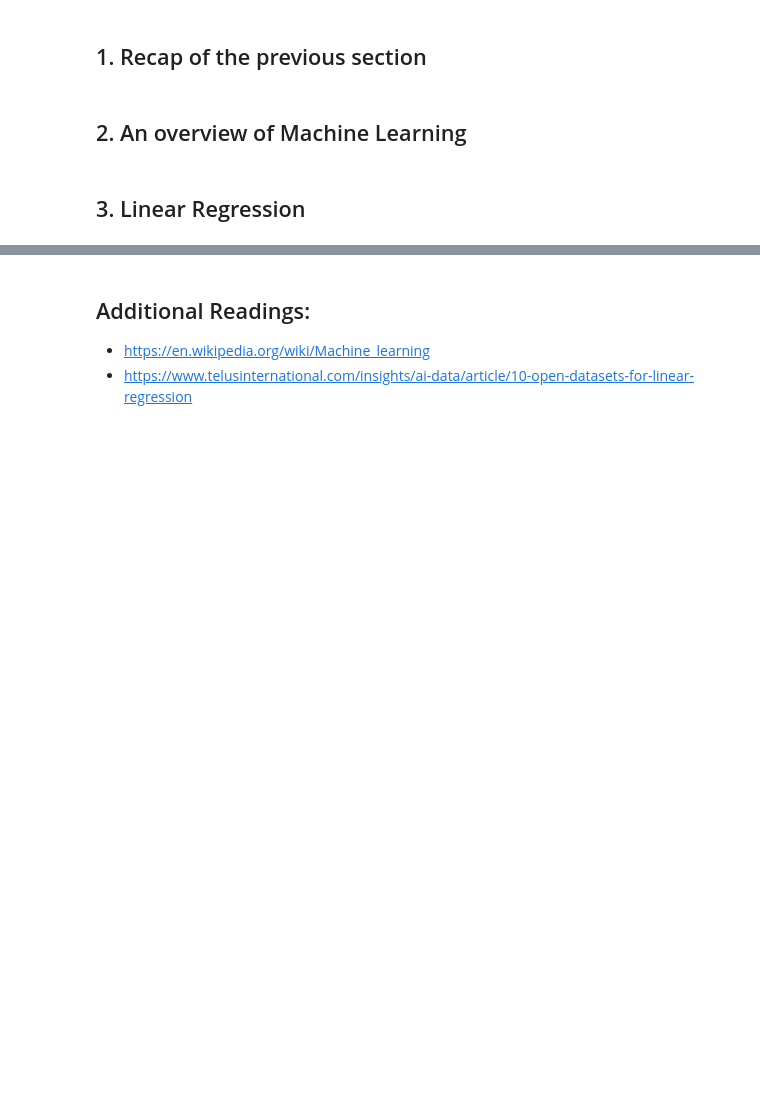
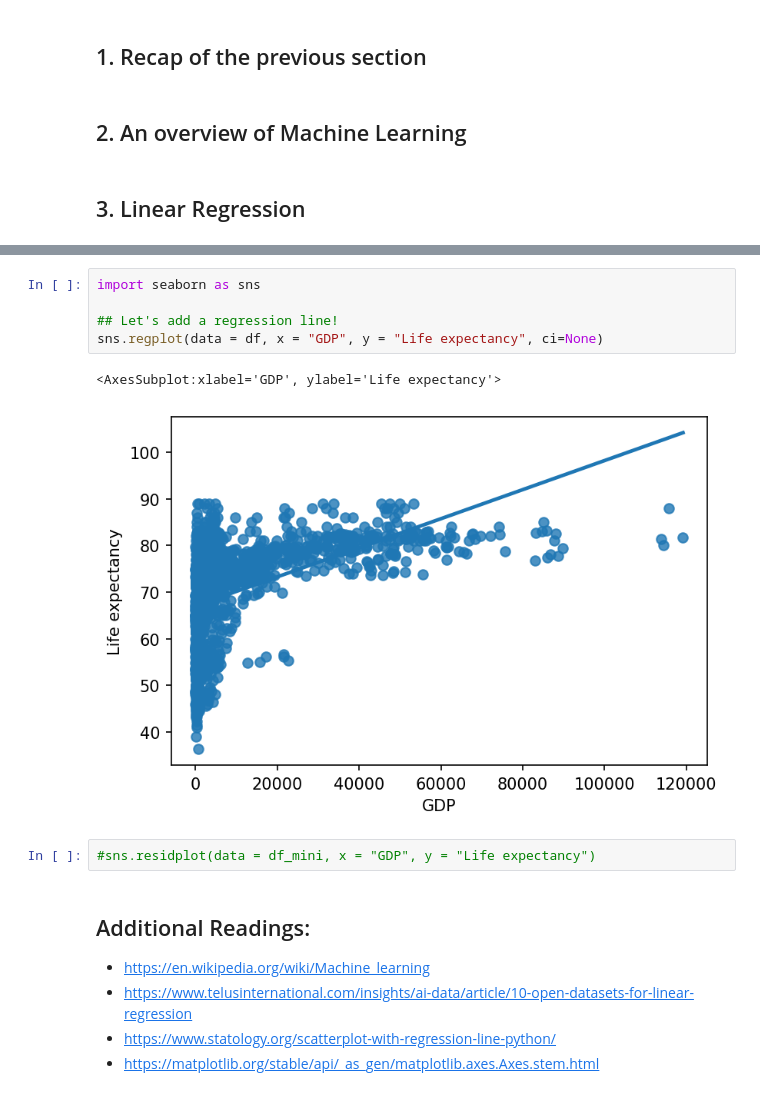
Before and after one commit to vukasin-viskovic/idsss, a Jupyter notebook: session_006.ipynb, the cells around one changed output, grey strips where cells are left out. Saved outputs shown, nothing was run; the diff lists cells and outputs as text; blank space fills up the shorter version.

```diff
--- a/session_006.ipynb
+++ b/session_006.ipynb
@@ -23,5 +107,17 @@ import pandas as pd
+# %%
+import seaborn as sns
+
+## Let's add a regression line!
+sns.regplot(data = df, x = "GDP", y = "Life expectancy", ci=None)
+# %% [output]
+<AxesSubplot:xlabel='GDP', ylabel='Life expectancy'>
+[figure, added]
+# %%
+#sns.residplot(data = df_mini, x = "GDP", y = "Life expectancy")
 # %% [markdown]
 ## Additional Readings:
 
 - <https://en.wikipedia.org/wiki/Machine_learning>
 - <https://www.telusinternational.com/insights/ai-data/article/10-open-datasets-for-linear-regression>
+- <https://www.statology.org/scatterplot-with-regression-line-python/>
+- <https://matplotlib.org/stable/api/_as_gen/matplotlib.axes.Axes.stem.html>
```
Also changed, not shown: parts of 10 cells of this notebook, 24 other files.
